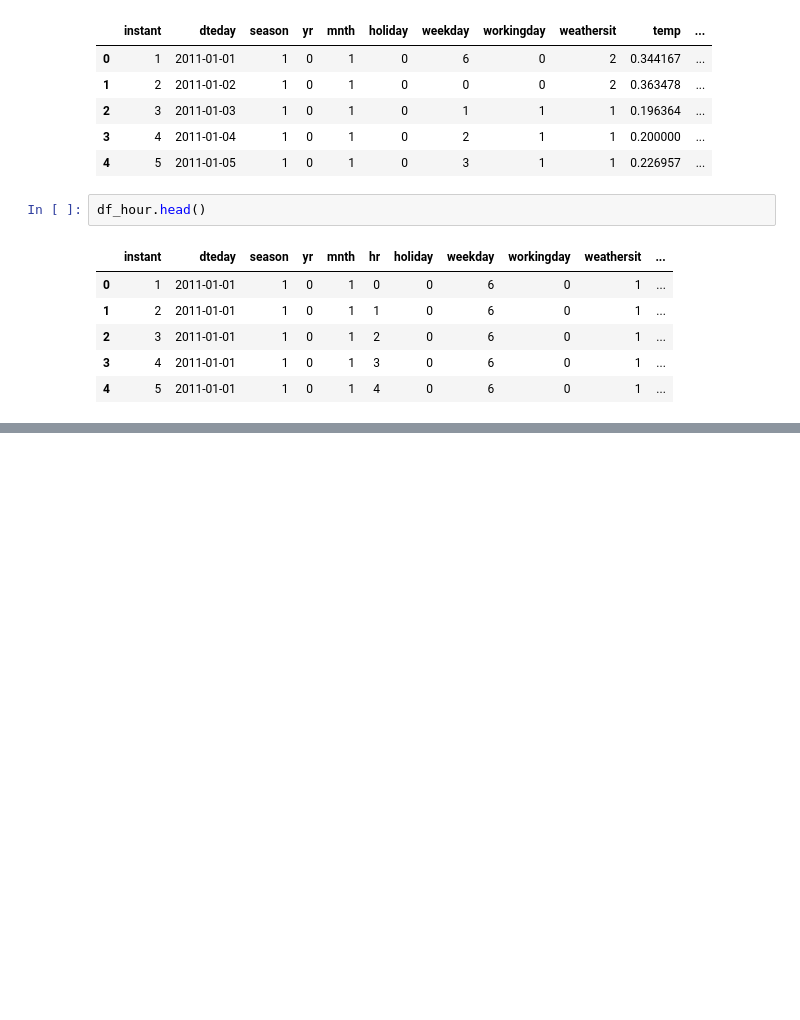
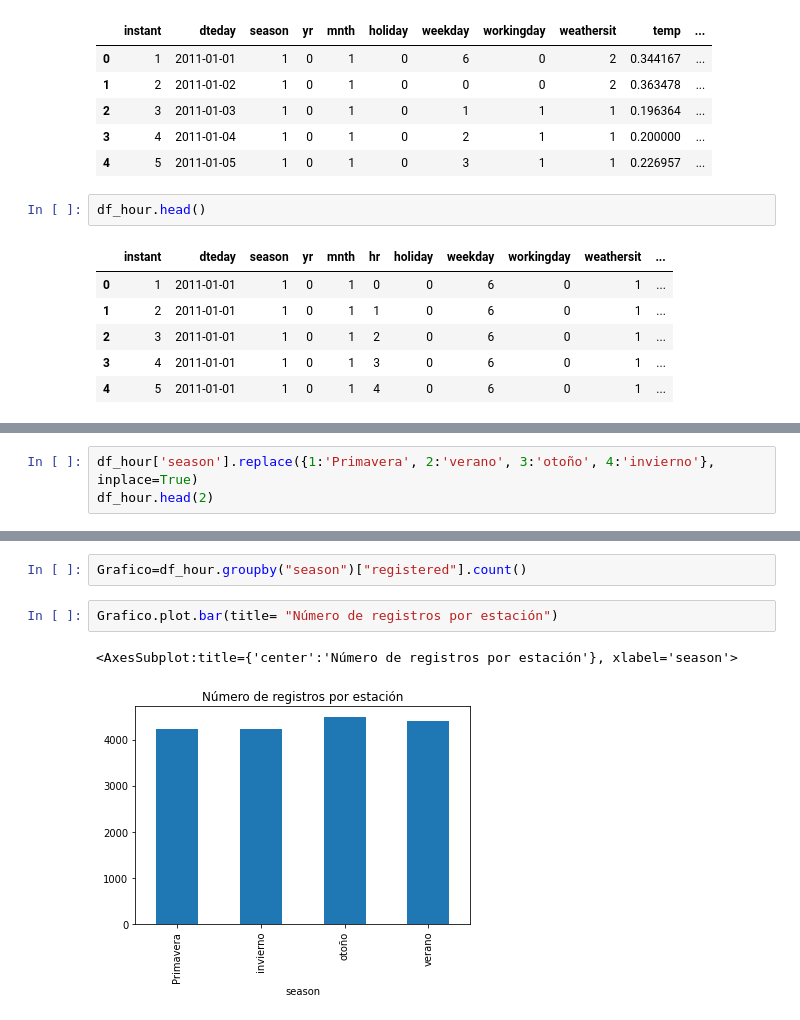
Before and after one commit to AndreaRivera11/pythonAnalytics, a Jupyter notebook: src/EDA.ipynb, the cells around one changed output, grey strips where cells are left out. Cells and saved outputs as stored; diff of their text form; blank space fills up the shorter version.

```diff
--- a/src/EDA.ipynb
+++ b/src/EDA.ipynb
@@ -28,0 +84,3 @@ df_hour.head()
+# %%
+df_hour['season'].replace({1:'Primavera', 2:'verano', 3:'otoño', 4:'invierno'}, inplace=True)
+df_hour.head(2)
@@ -28,0 +109,7 @@ df_hour.head()
+# %%
+Grafico=df_hour.groupby("season")["registered"].count()
+# %%
+Grafico.plot.bar(title= "Número de registros por estación")
+# %% [output]
+<AxesSubplot:title={'center':'Número de registros por estación'}, xlabel='season'>
+[figure, added]
```
Also changed, not shown: parts of 8 cells of this notebook.
